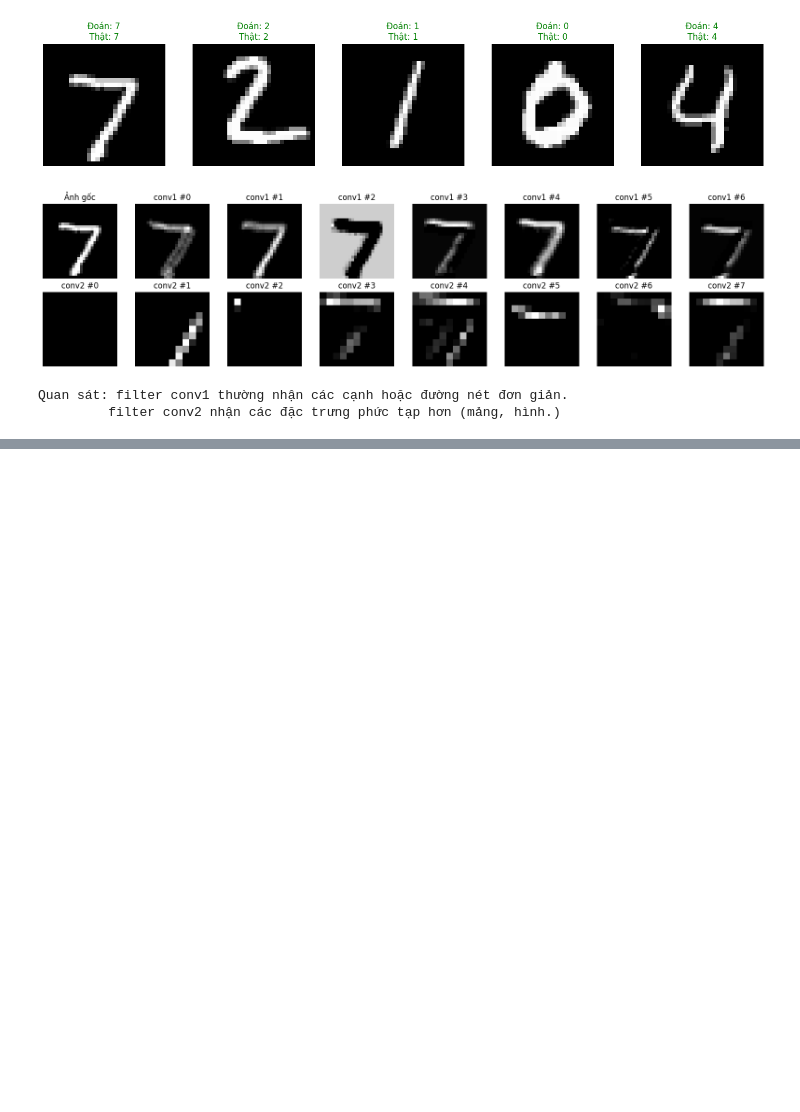
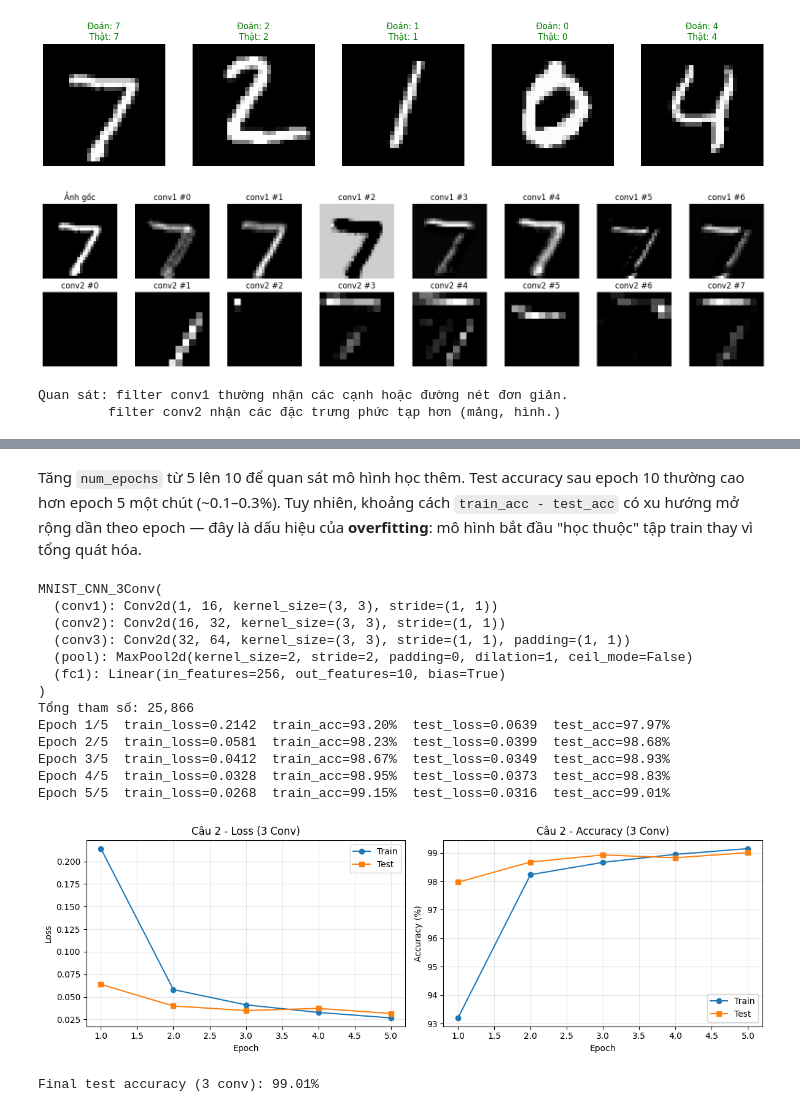
Before and after one commit to nguyndeeptry/PTDL-HS, a Jupyter notebook: LẠI TRẦN ĐÌNH NGUYÊN - 2474802010257 - LAB5.ipynb, the cells around one changed output, grey strips where cells are left out. Cells and saved outputs as stored; diff of their text form; code cells hidden in the pictures; blank space fills up the shorter version.

```diff
--- a/LẠI TRẦN ĐÌNH NGUYÊN - 2474802010257 - LAB5.ipynb
+++ b/LẠI TRẦN ĐÌNH NGUYÊN - 2474802010257 - LAB5.ipynb
@@ -224,0 +365,62 @@ Quan sát: filter conv1 thường nhận các cạnh hoặc đường nét đơn
+# %% [markdown]
+Tăng `num_epochs` từ 5 lên 10 để quan sát mô hình học thêm.
+Test accuracy sau epoch 10 thường cao hơn epoch 5 một chút (~0.1–0.3%).
+Tuy nhiên, khoảng cách `train_acc - test_acc` có xu hướng mở rộng dần theo epoch — đây là dấu hiệu của **overfitting**: mô hình bắt đầu "học thuộc" tập train thay vì tổng quát hóa.
+# %%
+# ============================================================
+# CÂU 2: Thêm tầng tích chập thứ ba (conv3)
+# ============================================================
+class MNIST_CNN_3Conv(nn.Module):
+    def __init__(self):
+        super().__init__()
+        self.conv1 = nn.Conv2d(1, 16, kernel_size=3, stride=1, padding=0)
+        self.conv2 = nn.Conv2d(16, 32, kernel_size=3, stride=1, padding=0)
+        self.conv3 = nn.Conv2d(32, 64, kernel_size=3, padding=1)
+        self.pool  = nn.MaxPool2d(kernel_size=2, stride=2)
+        self.fc1   = nn.Linear(64 * 2 * 2, 10)
+
+    def forward(self, x):
+        x = self.pool(torch.relu(self.conv1(x)))   # → (16, 13, 13)
+        x = self.pool(torch.relu(self.conv2(x)))   # → (32,  5,  5)
+        x = self.pool(torch.relu(self.conv3(x)))   # → (64,  2,  2)
+        x = x.view(x.size(0), -1)
+        x = self.fc1(x)
+        return x
+
+model2 = MNIST_CNN_3Conv().to(device)
+optimizer2 = optim.SGD(model2.parameters(), lr=0.01, momentum=0.9)
+n_params = sum(p.numel() for p in model2.parameters() if p.requires_grad)
+print(model2)
+print(f'Tổng tham số: {n_params:,}')
+
+loss_h2, acc_h2, test_loss_h2, test_acc_h2 = train(model2, optimizer2, 5, train_loader, test_loader)
+
+epochs = range(1, 6)
+fig, axes = plt.subplots(1, 2, figsize=(12, 4))
+axes[0].plot(epochs, loss_h2,      'o-', label='Train')
+axes[0].plot(epochs, test_loss_h2, 's-', label='Test')
+axes[0].set_xlabel('Epoch'); axes[0].set_ylabel('Loss'); axes[0].legend(); axes[0].grid(alpha=0.3)
+axes[0].set_title('Câu 2 - Loss (3 Conv)')
+axes[1].plot(epochs, [a*100 for a in acc_h2],      'o-', label='Train')
+axes[1].plot(epochs, [a*100 for a in test_acc_h2], 's-', label='Test')
+axes[1].set_xlabel('Epoch'); axes[1].set_ylabel('Accuracy (%)'); axes[1].legend(); axes[1].grid(alpha=0.3)
+axes[1].set_title('Câu 2 - Accuracy (3 Conv)')
+plt.tight_layout(); plt.show()
+
+print(f'Final test accuracy (3 conv): {test_acc_h2[-1]*100:.2f}%')
+# %% [output]
+MNIST_CNN_3Conv(
+  (conv1): Conv2d(1, 16, kernel_size=(3, 3), stride=(1, 1))
+  (conv2): Conv2d(16, 32, kernel_size=(3, 3), stride=(1, 1))
+  (conv3): Conv2d(32, 64, kernel_size=(3, 3), stride=(1, 1), padding=(1, 1))
+  (pool): MaxPool2d(kernel_size=2, stride=2, padding=0, dilation=1, ceil_mode=False)
+  (fc1): Linear(in_features=256, out_features=10, bias=True)
+)
+Tổng tham số: 25,866
+Epoch 1/5  train_loss=0.2142  train_acc=93.20%  test_loss=0.0639  test_acc=97.97%
+Epoch 2/5  train_loss=0.0581  train_acc=98.23%  test_loss=0.0399  test_acc=98.68%
+Epoch 3/5  train_loss=0.0412  train_acc=98.67%  test_loss=0.0349  test_acc=98.93%
+Epoch 4/5  train_loss=0.0328  train_acc=98.95%  test_loss=0.0373  test_acc=98.83%
+Epoch 5/5  train_loss=0.0268  train_acc=99.15%  test_loss=0.0316  test_acc=99.01%
+[figure, added]
+Final test accuracy (3 conv): 99.01%
```
Also changed, not shown: parts of 11 cells of this notebook.
